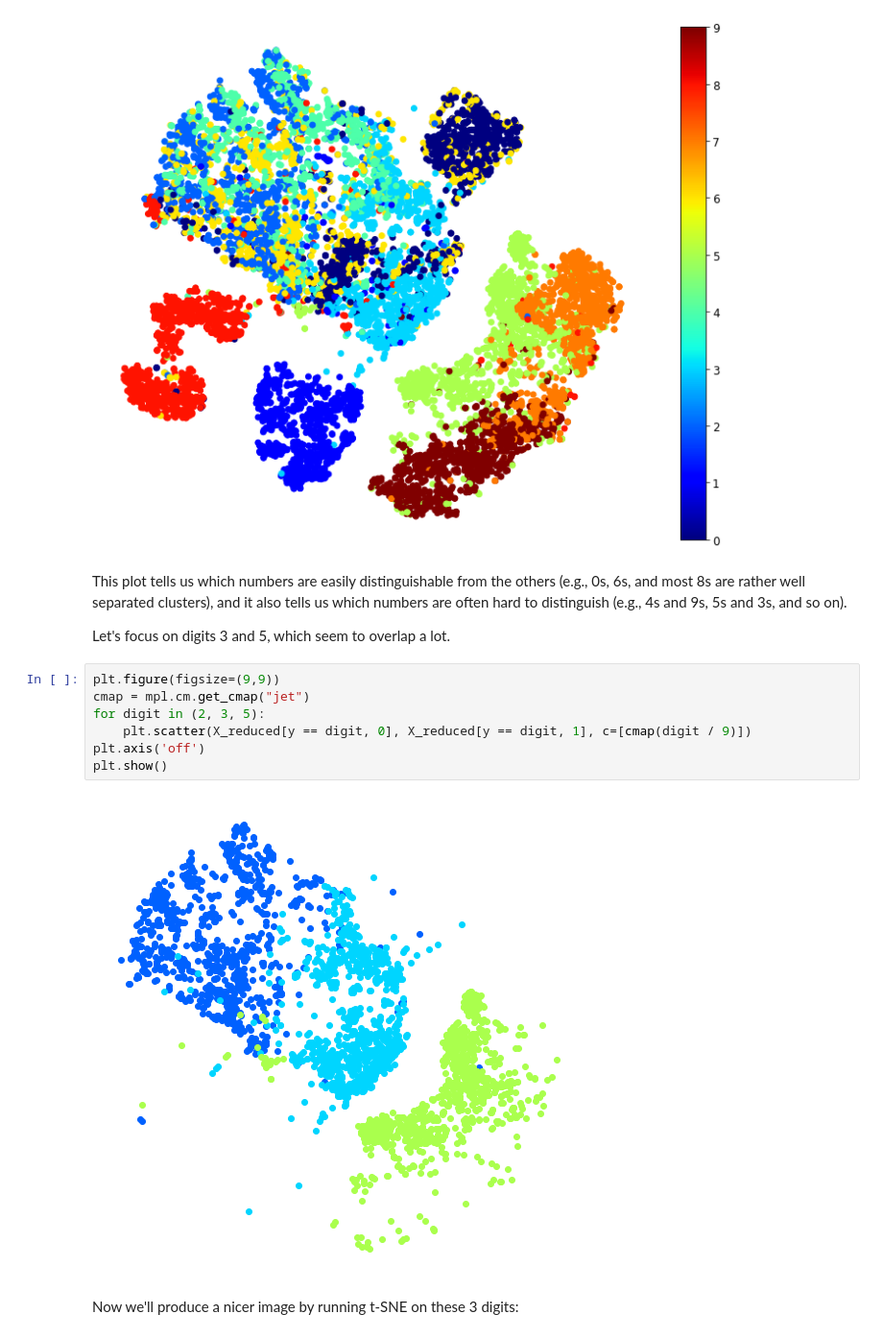
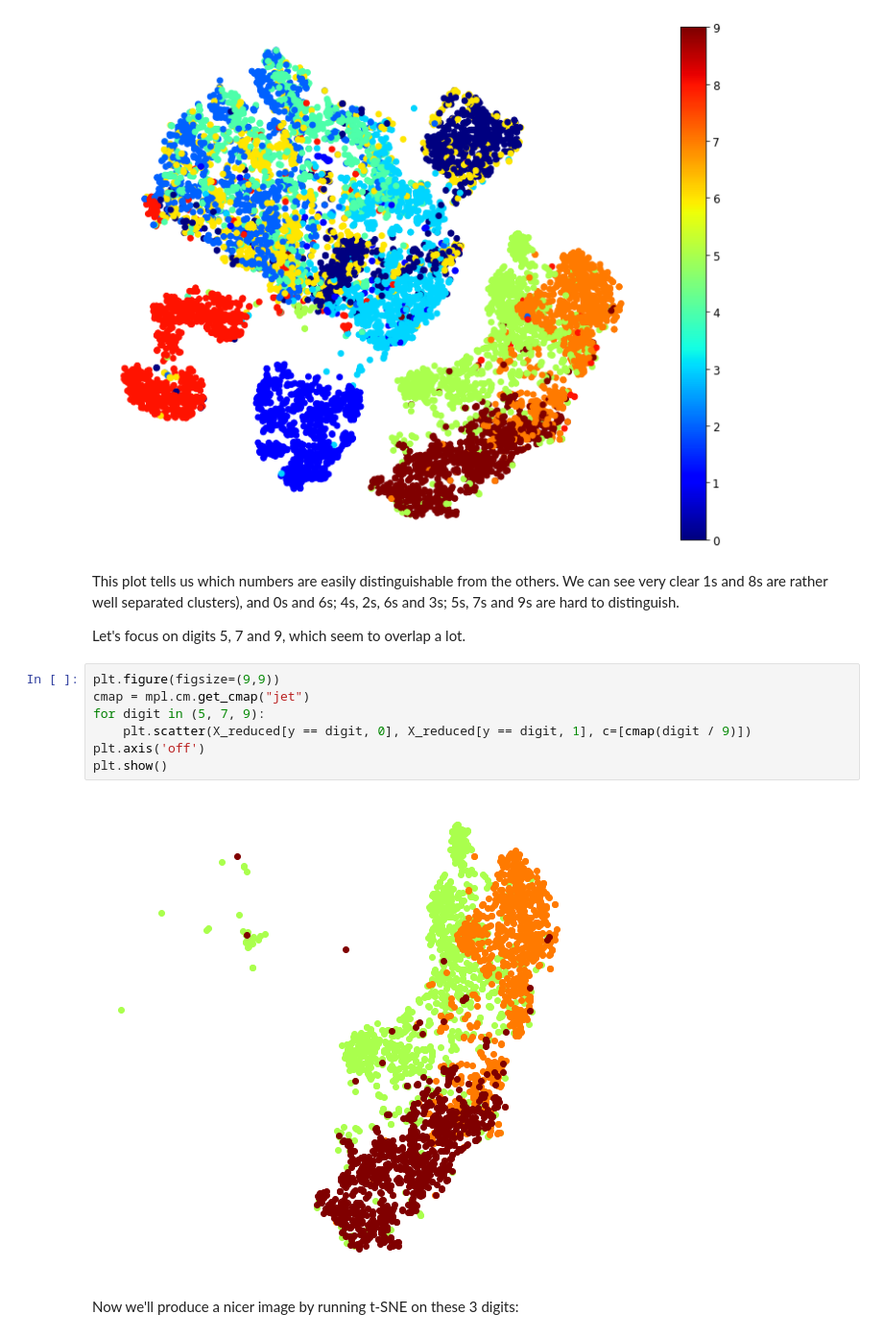
Before and after one commit to abbyWoot/AML, a Jupyter notebook: AML_Project2_JiahuiWu.ipynb, the cells around one changed output. Shown at 96% size. Saved outputs shown, nothing was run; the diff lists cells and outputs as text.

```diff
--- a/AML_Project2_JiahuiWu.ipynb
+++ b/AML_Project2_JiahuiWu.ipynb
@@ -152,18 +164,18 @@ plt.show()
 # %% [output]
 [figure]
 # %% [markdown]
-This plot tells us which numbers are easily distinguishable from the others (e.g., 0s, 6s, and most 8s are rather well separated clusters), and it also tells us which numbers are often hard to distinguish (e.g., 4s and 9s, 5s and 3s, and so on).
+This plot tells us which numbers are easily distinguishable from the others. We can see very clear 1s and 8s are rather well separated clusters), and 0s and 6s; 4s, 2s, 6s and 3s; 5s, 7s and 9s are hard to distinguish.
 
-Let's focus on digits 3 and 5, which seem to overlap a lot.
+Let's focus on digits 5, 7 and 9, which seem to overlap a lot.
 # %%
 plt.figure(figsize=(9,9))
 cmap = mpl.cm.get_cmap("jet")
-for digit in (2, 3, 5):
+for digit in (5, 7, 9):
     plt.scatter(X_reduced[y == digit, 0], X_reduced[y == digit, 1], c=[cmap(digit / 9)])
 plt.axis('off')
 plt.show()
 # %% [output]
-[figure, old version]
+[figure, new version]
 # %% [markdown]
 Now we'll produce a nicer image by running t-SNE on these 3 digits:
 # %%
```
Also changed, not shown: parts of 31 cells of this notebook.
